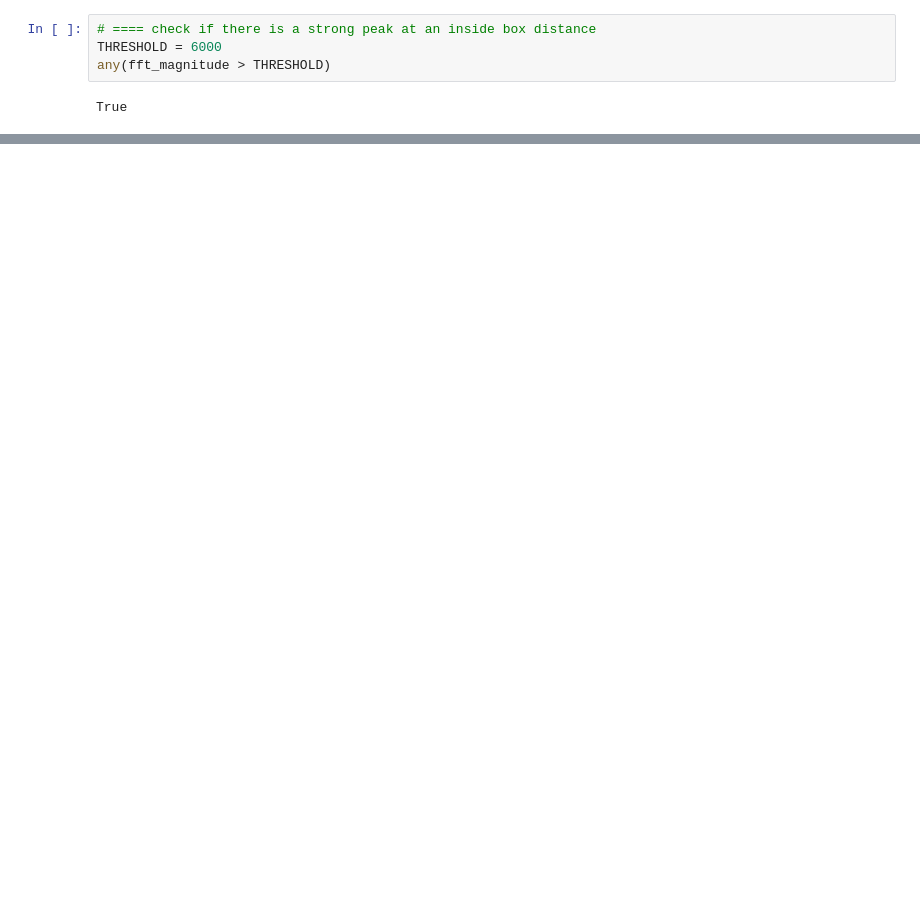
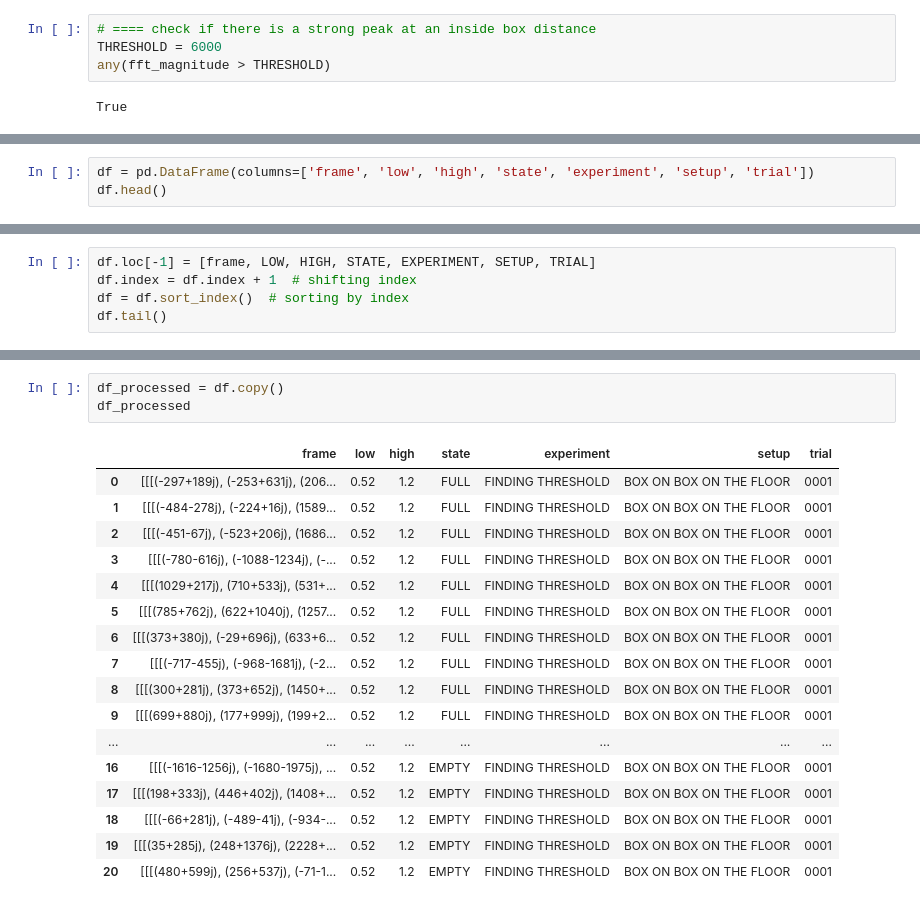
Before and after one commit to arlaptiev/sk_mmwave, a Jupyter notebook: sandbox.ipynb, the cells around one changed output, grey strips where cells are left out. Drawn from its saved outputs; the diff is of its cells as text; blank space fills up the shorter version.

Commit message:
collect-data

```diff
--- a/sandbox.ipynb
+++ b/sandbox.ipynb
@@ -120,0 +124,3 @@ True
+# %%
+df = pd.DataFrame(columns=['frame', 'low', 'high', 'state', 'experiment', 'setup', 'trial'])
+df.head()
@@ -120,0 +226,5 @@ True
+# %%
+df.loc[-1] = [frame, LOW, HIGH, STATE, EXPERIMENT, SETUP, TRIAL]
+df.index = df.index + 1  # shifting index
+df = df.sort_index()  # sorting by index
+df.tail()
@@ -120,0 +243,21 @@ True
+# %%
+df_processed = df.copy()
+df_processed
+# %% [output]
+|  | frame | low | high | state | experiment | setup | trial |
+| 0 | [[[(-297+189j), (-253+631j), (206... | 0.52 | 1.2 | FULL | FINDING THRESHOLD | BOX ON BOX ON THE FLOOR | 0001 |
+| 1 | [[[(-484-278j), (-224+16j), (1589... | 0.52 | 1.2 | FULL | FINDING THRESHOLD | BOX ON BOX ON THE FLOOR | 0001 |
+| 2 | [[[(-451-67j), (-523+206j), (1686... | 0.52 | 1.2 | FULL | FINDING THRESHOLD | BOX ON BOX ON THE FLOOR | 0001 |
+| 3 | [[[(-780-616j), (-1088-1234j), (-... | 0.52 | 1.2 | FULL | FINDING THRESHOLD | BOX ON BOX ON THE FLOOR | 0001 |
+| 4 | [[[(1029+217j), (710+533j), (531+... | 0.52 | 1.2 | FULL | FINDING THRESHOLD | BOX ON BOX ON THE FLOOR | 0001 |
+| 5 | [[[(785+762j), (622+1040j), (1257... | 0.52 | 1.2 | FULL | FINDING THRESHOLD | BOX ON BOX ON THE FLOOR | 0001 |
+| 6 | [[[(373+380j), (-29+696j), (633+6... | 0.52 | 1.2 | FULL | FINDING THRESHOLD | BOX ON BOX ON THE FLOOR | 0001 |
+| 7 | [[[(-717-455j), (-968-1681j), (-2... | 0.52 | 1.2 | FULL | FINDING THRESHOLD | BOX ON BOX ON THE FLOOR | 0001 |
+| 8 | [[[(300+281j), (373+652j), (1450+... | 0.52 | 1.2 | FULL | FINDING THRESHOLD | BOX ON BOX ON THE FLOOR | 0001 |
+| 9 | [[[(699+880j), (177+999j), (199+2... | 0.52 | 1.2 | FULL | FINDING THRESHOLD | BOX ON BOX ON THE FLOOR | 0001 |
+| ... | ... | ... | ... | ... | ... | ... | ... |
+| 16 | [[[(-1616-1256j), (-1680-1975j), ... | 0.52 | 1.2 | EMPTY | FINDING THRESHOLD | BOX ON BOX ON THE FLOOR | 0001 |
+| 17 | [[[(198+333j), (446+402j), (1408+... | 0.52 | 1.2 | EMPTY | FINDING THRESHOLD | BOX ON BOX ON THE FLOOR | 0001 |
+| 18 | [[[(-66+281j), (-489-41j), (-934-... | 0.52 | 1.2 | EMPTY | FINDING THRESHOLD | BOX ON BOX ON THE FLOOR | 0001 |
+| 19 | [[[(35+285j), (248+1376j), (2228+... | 0.52 | 1.2 | EMPTY | FINDING THRESHOLD | BOX ON BOX ON THE FLOOR | 0001 |
+| 20 | [[[(480+599j), (256+537j), (-71-1... | 0.52 | 1.2 | EMPTY | FINDING THRESHOLD | BOX ON BOX ON THE FLOOR | 0001 |
```
Also changed, not shown: parts of 10 cells of this notebook, 2 other files.
